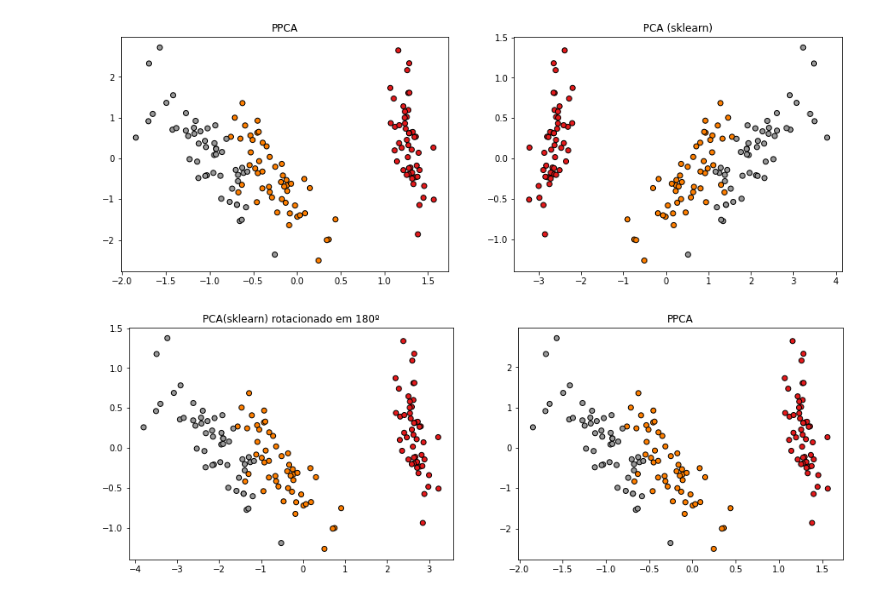
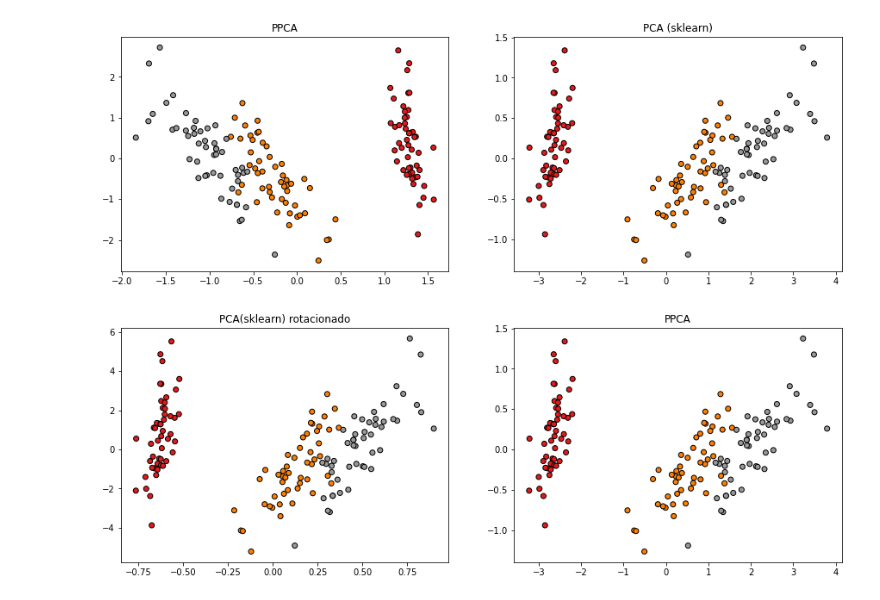
Before and after one commit to lucaspg96/probabilistic-ml, a Jupyter notebook: PPCA.ipynb, the cells around one changed output. Cells and saved outputs as stored; diff of their text form; code cells hidden in the pictures.

```diff
--- a/PPCA.ipynb
+++ b/PPCA.ipynb
@@ -49,13 +50,13 @@ W = V.dot(np.sqrt(Lambda - sigma_I))
 
 M = W.T.dot(W) + sigma_I
 # %%
-def project(x, mean, M_inv, W, sigma):
-    new_mean = M_inv.dot(W.T).dot(x - mean)
+def project(X, mean, M_inv, W, sigma):
+    new_mean = M_inv.dot(W.T).dot((X - mean).T).T
 #     new_sigma = sigma*M_inv
 #     z = np.random.multivariate_normal(new_mean, new_sigma, 1)[0]
     return new_mean # retornando apenas a experança
 
 M_inv = np.linalg.inv(M)
-z = project(X[0], mean, M_inv, W, sigma)
-z
+z = project(X, mean, M_inv, W, sigma)
+z.shape
 # %% [output]
@@ -100,22 +138,22 @@ _ = plt.title("PCA (sklearn)")
 # %% [output]
 [figure]
 # %%
-rotation = 180
-theta = np.deg2rad(rotation)
-R = np.array([[np.cos(theta), 0],[0, 1]]) #rotacionando em torno do eixo Y
-X_rot = pca.transform(X).dot(R)
+# estimando matriz de rotação
+R = np.linalg.inv(W.T.dot(W)).dot(W.T).dot(pca.components_.T)
+
+X_rot = project(X, mean, M_inv, W, sigma).dot(R)
 
 plt.figure(figsize=(15,5))
 
 plt.subplot(1,2,1)
 plt.scatter(X_rot[:, 0], X_rot[:, 1], c=Y, cmap=plt.cm.Set1,
             edgecolor='k')
-_ = plt.title(f"PCA(sklearn) rotacionado em {rotation}º")
+_ = plt.title(f"PCA(sklearn) rotacionado")
 
 plt.subplot(1,2,2)
-X_projected = np.array([project(x, mean, M_inv, W, sigma) for x in X])
+X_projected = pca.fit(X).transform(X)
 plt.scatter(X_projected[:, 0], X_projected[:, 1], c=Y, cmap=plt.cm.Set1,
             edgecolor='k')
 _ = plt.title("PPCA")
 # %% [output]
-[figure, old version]
+[figure, new version]
```
Also changed, not shown: parts of 8 cells of this notebook.
